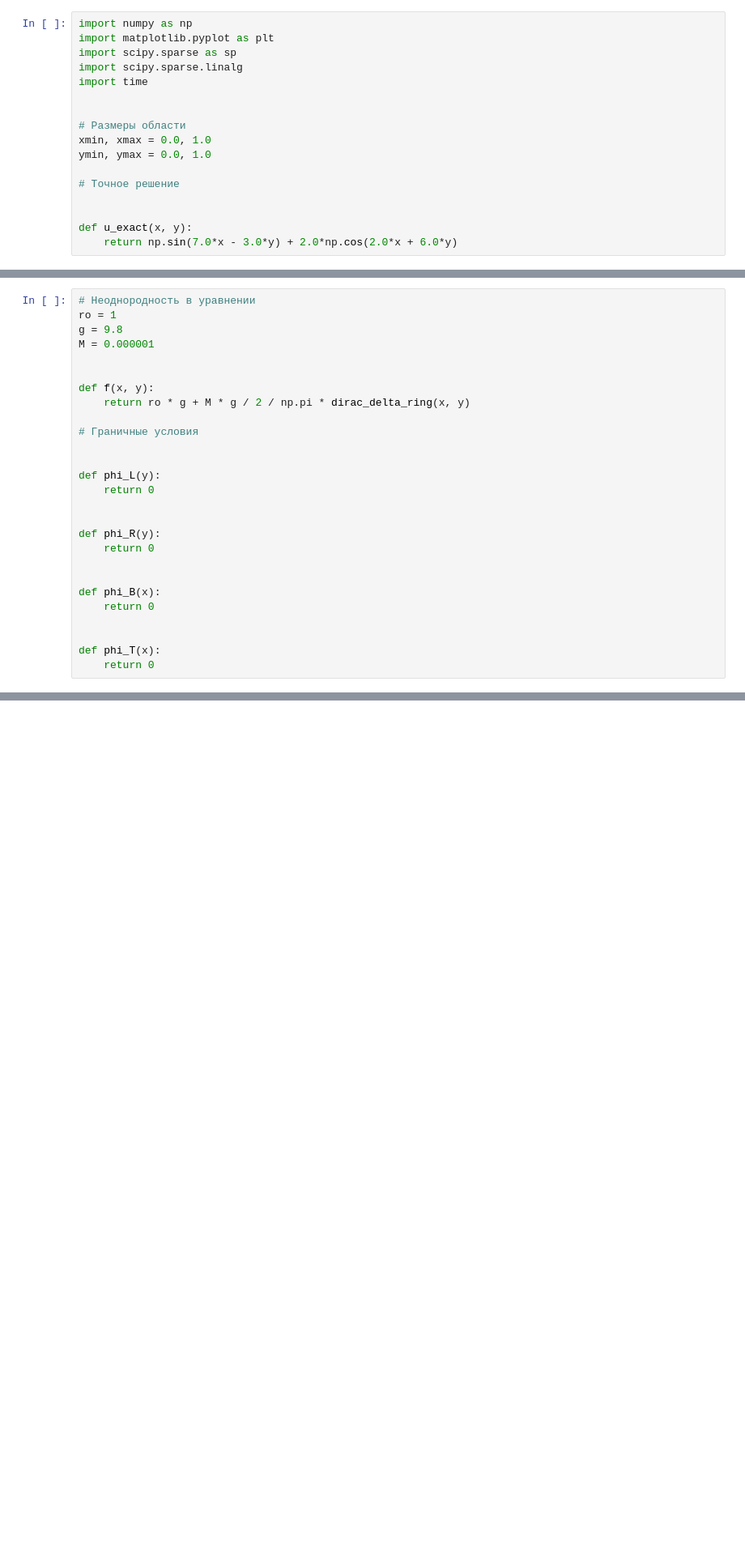
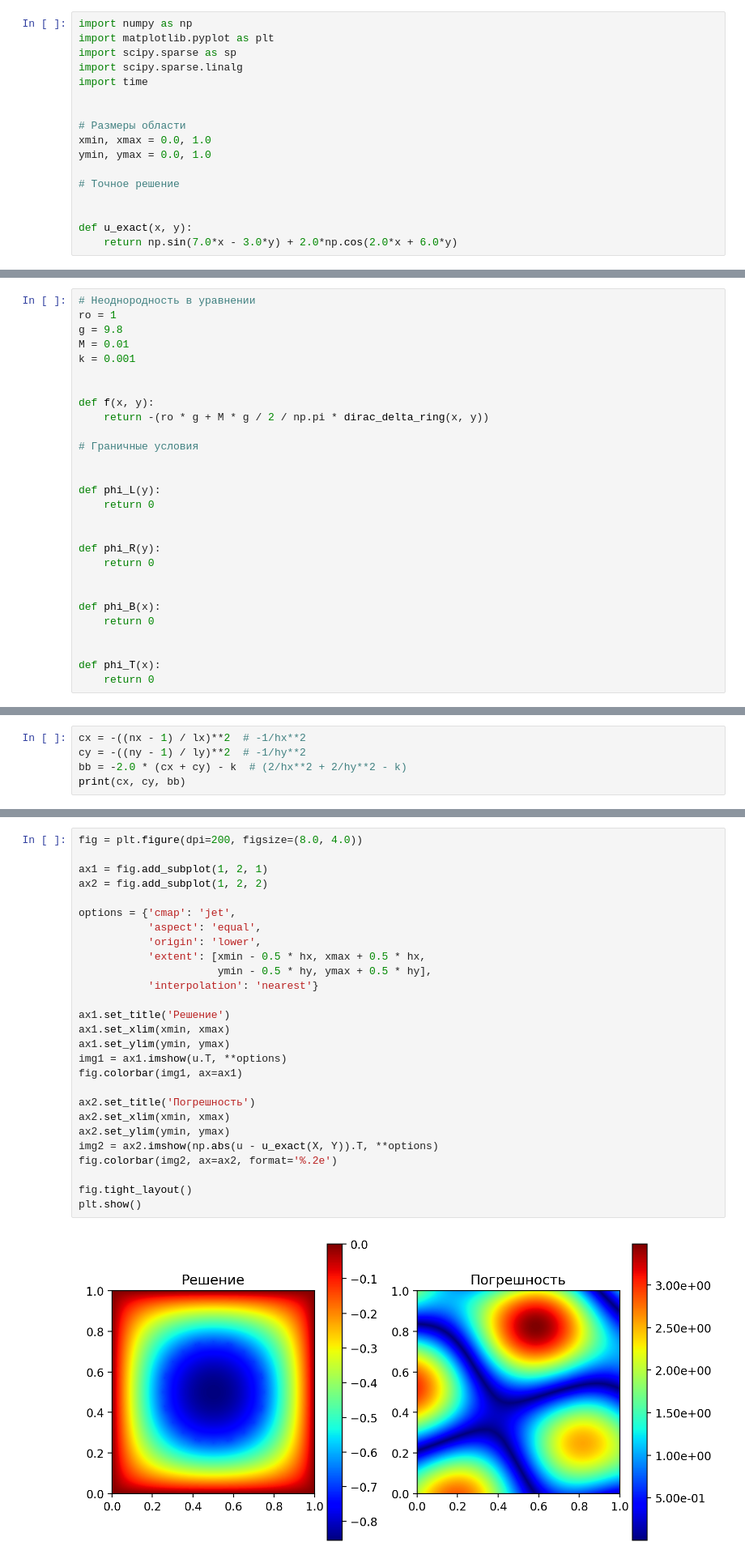
Before and after one commit to andrew6072/mephi-numerical-methods, a Jupyter notebook: 7sem/dirichlet3/dirichlet3_1.ipynb, the cells around one changed output, grey strips where cells are left out. Shown at 81% size. Cells and saved outputs as stored; diff of their text form; blank space fills up the shorter version.

```diff
--- a/7sem/dirichlet3/dirichlet3_1.ipynb
+++ b/7sem/dirichlet3/dirichlet3_1.ipynb
@@ -47,11 +47,12 @@ TypeError: 'float' object cannot be interpreted as an integer
 # Неоднородность в уравнении
 ro = 1
 g = 9.8
-M = 0.000001
+M = 0.01
+k = 0.001
 
 
 def f(x, y):
-    return ro * g + M * g / 2 / np.pi * dirac_delta_ring(x, y)
+    return -(ro * g + M * g / 2 / np.pi * dirac_delta_ring(x, y))
 
 # Граничные условия
 
@@ -99,0 +102,5 @@ print(N.shape)
+# %%
+cx = -((nx - 1) / lx)**2  # -1/hx**2
+cy = -((ny - 1) / ly)**2  # -1/hy**2
+bb = -2.0 * (cx + cy) - k  # (2/hx**2 + 2/hy**2 - k)
+print(cx, cy, bb)
@@ -99,0 +178,29 @@ print(N.shape)
+# %%
+fig = plt.figure(dpi=200, figsize=(8.0, 4.0))
+
+ax1 = fig.add_subplot(1, 2, 1)
+ax2 = fig.add_subplot(1, 2, 2)
+
+options = {'cmap': 'jet',
+           'aspect': 'equal',
+           'origin': 'lower',
+           'extent': [xmin - 0.5 * hx, xmax + 0.5 * hx,
+                      ymin - 0.5 * hy, ymax + 0.5 * hy],
+           'interpolation': 'nearest'}
+
+ax1.set_title('Решение')
+ax1.set_xlim(xmin, xmax)
+ax1.set_ylim(ymin, ymax)
+img1 = ax1.imshow(u.T, **options)
+fig.colorbar(img1, ax=ax1)
+
+ax2.set_title('Погрешность')
+ax2.set_xlim(xmin, xmax)
+ax2.set_ylim(ymin, ymax)
+img2 = ax2.imshow(np.abs(u - u_exact(X, Y)).T, **options)
+fig.colorbar(img2, ax=ax2, format='%.2e')
+
+fig.tight_layout()
+plt.show()
+# %% [output]
+[figure, added]
```
Also changed, not shown: parts of 4 cells of this notebook, 1 other file.
